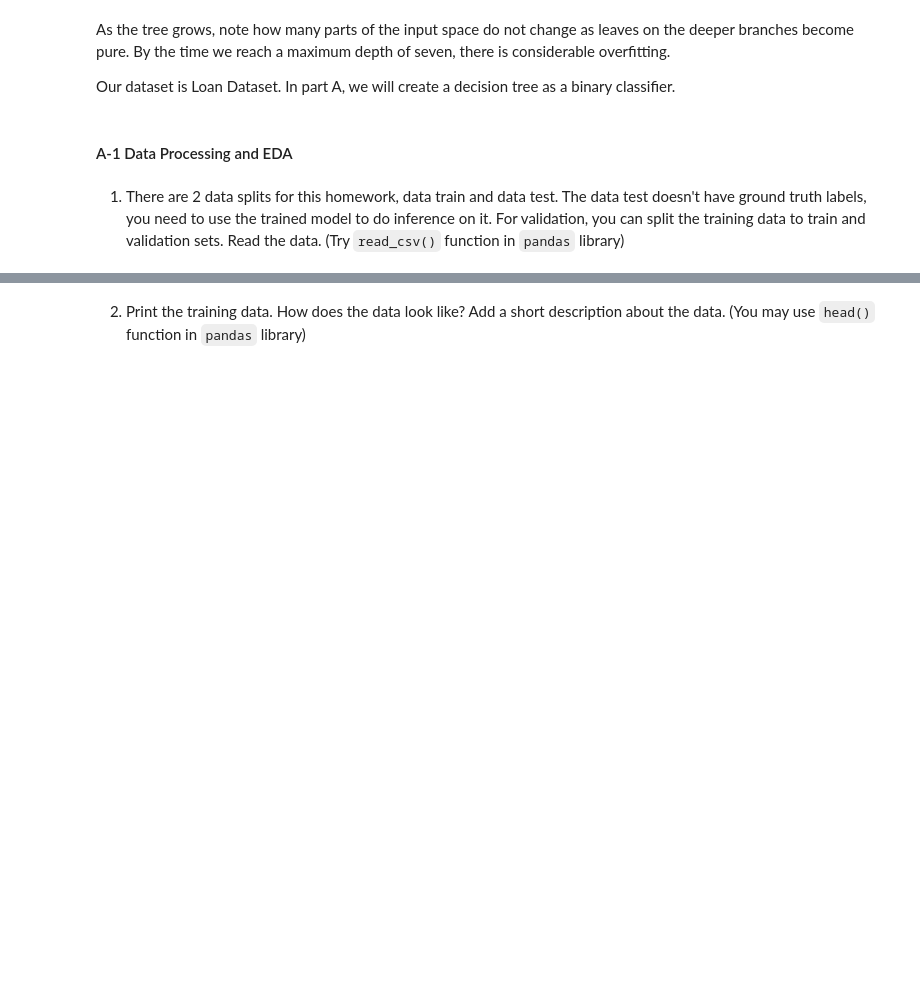
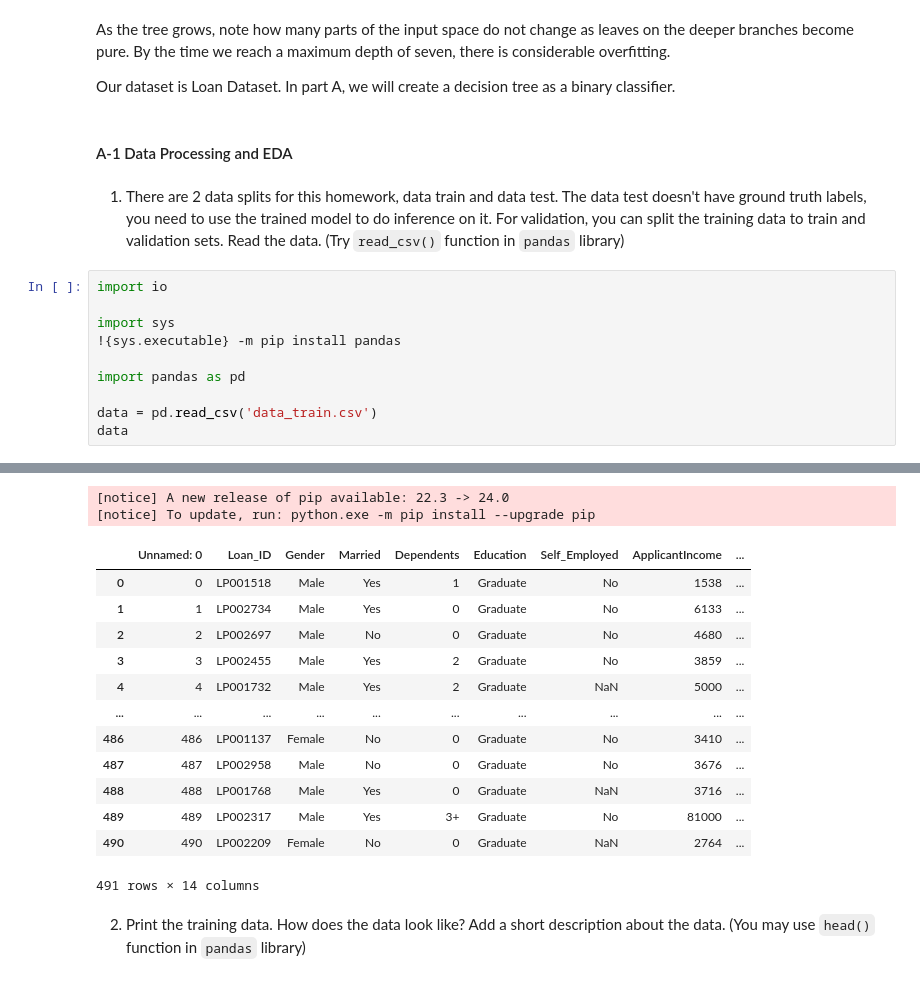
Before and after one commit to peicasey/ML-HW2, a Jupyter notebook: Casey_Pei_HW2/Casey_Pei_HW2.ipynb, the cells around one changed output, grey strips where cells are left out. Cells and saved outputs as stored; diff of their text form; blank space fills up the shorter version.

```diff
--- a/Casey_Pei_HW2/Casey_Pei_HW2.ipynb
+++ b/Casey_Pei_HW2/Casey_Pei_HW2.ipynb
@@ -28,3 +28,14 @@ Our dataset is Loan Dataset. In part A, we will create a decision tree as a bina
 # %% [markdown]
 1. There are 2 data splits for this homework, data train and data test. The data test doesn't
 have ground truth labels, you need to use the trained model to do inference on it. For validation, you can split the training data to train and validation sets. Read the data. (Try `read_csv()` function in `pandas` library)
+# %%
+import io
+
+import sys
+!{sys.executable} -m pip install pandas
+
+import pandas as pd
+
+data = pd.read_csv('data_train.csv')
+data
+# %% [output]
@@ -31,3 +48,18 @@ have ground truth labels, you need to use the trained model to do inference on i
+[notice] A new release of pip available: 22.3 -> 24.0
+[notice] To update, run: python.exe -m pip install --upgrade pip
+|  | Unnamed: 0 | Loan_ID | Gender | Married | Dependents | Education | Self_Employed | ApplicantIncome | ... |
+| 0 | 0 | LP001518 | Male | Yes | 1 | Graduate | No | 1538 | ... |
+| 1 | 1 | LP002734 | Male | Yes | 0 | Graduate | No | 6133 | ... |
+| 2 | 2 | LP002697 | Male | No | 0 | Graduate | No | 4680 | ... |
+| 3 | 3 | LP002455 | Male | Yes | 2 | Graduate | No | 3859 | ... |
+| 4 | 4 | LP001732 | Male | Yes | 2 | Graduate | NaN | 5000 | ... |
+| ... | ... | ... | ... | ... | ... | ... | ... | ... | ... |
+| 486 | 486 | LP001137 | Female | No | 0 | Graduate | No | 3410 | ... |
+| 487 | 487 | LP002958 | Male | No | 0 | Graduate | No | 3676 | ... |
+| 488 | 488 | LP001768 | Male | Yes | 0 | Graduate | NaN | 3716 | ... |
+| 489 | 489 | LP002317 | Male | Yes | 3+ | Graduate | No | 81000 | ... |
+| 490 | 490 | LP002209 | Female | No | 0 | Graduate | NaN | 2764 | ... |
+491 rows × 14 columns
 # %% [markdown]
 2. Print the training data. How does the data look like? Add a short description about the
 data. (You may use `head()` function in `pandas` library)
```
Also changed, not shown: parts of 55 cells of this notebook, 5 other files.
